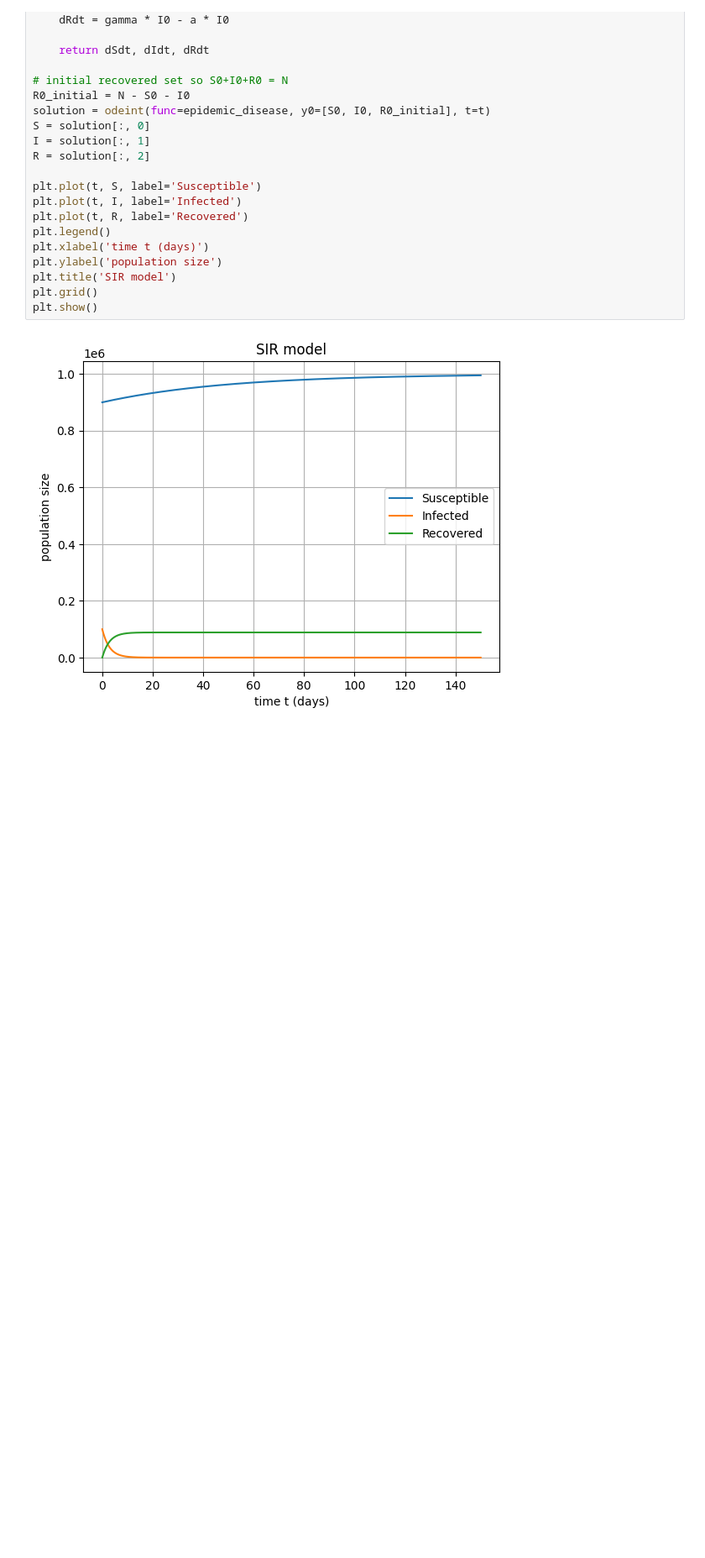
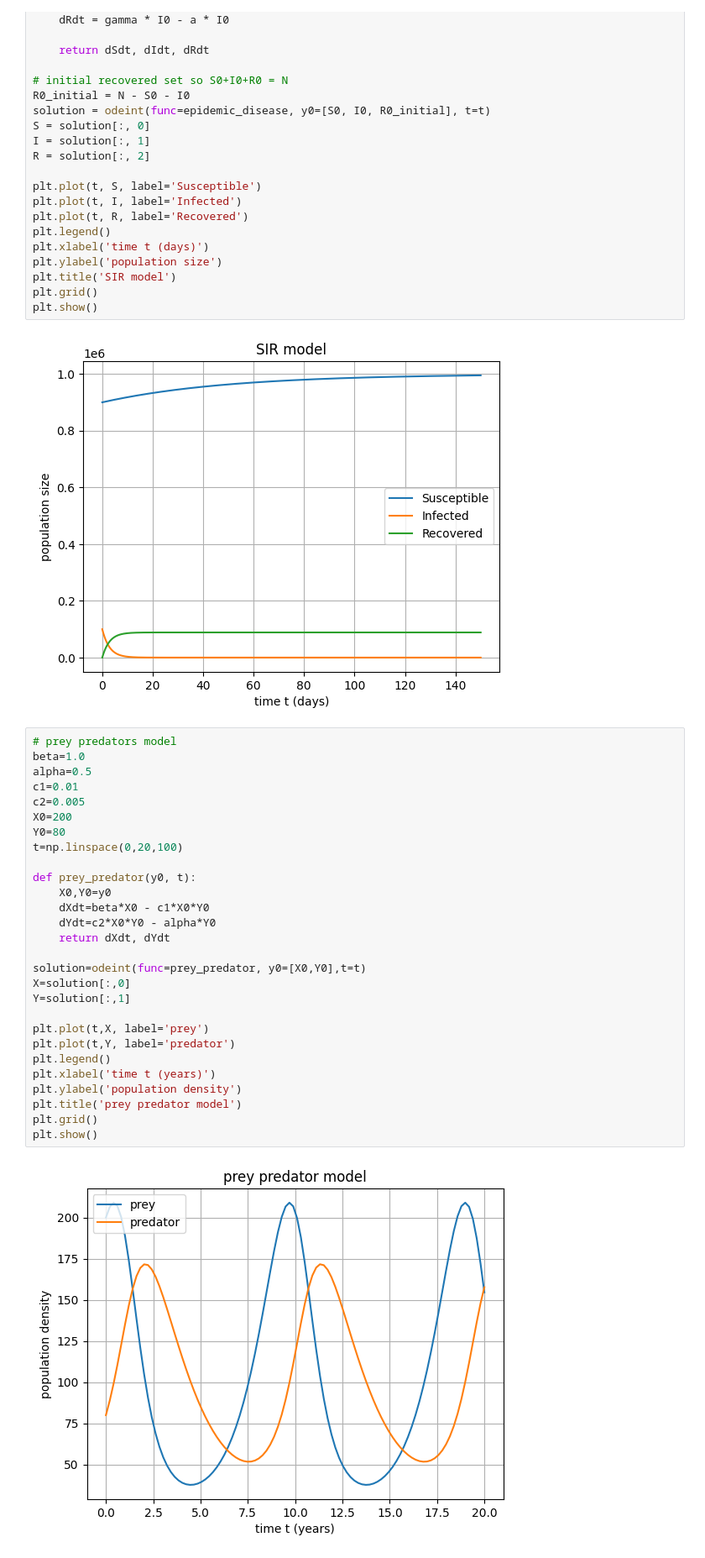
Before and after one commit to abhinandan2540/SideProjects, a Jupyter notebook: modelling_simulation/interactingpopulation_models.ipynb, the cells around one changed output. Shown at 84% size. Saved outputs shown, nothing was run; the diff lists cells and outputs as text; blank space fills up the shorter version.

Commit message:
interacting-population-models

```diff
--- a/modelling_simulation/interactingpopulation_models.ipynb
+++ b/modelling_simulation/interactingpopulation_models.ipynb
@@ -69,3 +69,33 @@ plt.grid()
 plt.show()
 # %% [output]
 [figure]
+# %%
+# prey predators model
+beta=1.0
+alpha=0.5
+c1=0.01
+c2=0.005
+X0=200
+Y0=80
+t=np.linspace(0,20,100)
+
+def prey_predator(y0, t):
+    X0,Y0=y0
+    dXdt=beta*X0 - c1*X0*Y0
+    dYdt=c2*X0*Y0 - alpha*Y0
+    return dXdt, dYdt
+
+solution=odeint(func=prey_predator, y0=[X0,Y0],t=t)
+X=solution[:,0]
+Y=solution[:,1]
+
+plt.plot(t,X, label='prey')
+plt.plot(t,Y, label='predator')
+plt.legend()
+plt.xlabel('time t (years)')
+plt.ylabel('population density')
+plt.title('prey predator model')
+plt.grid()
+plt.show()
+# %% [output]
+[figure, added]
```
